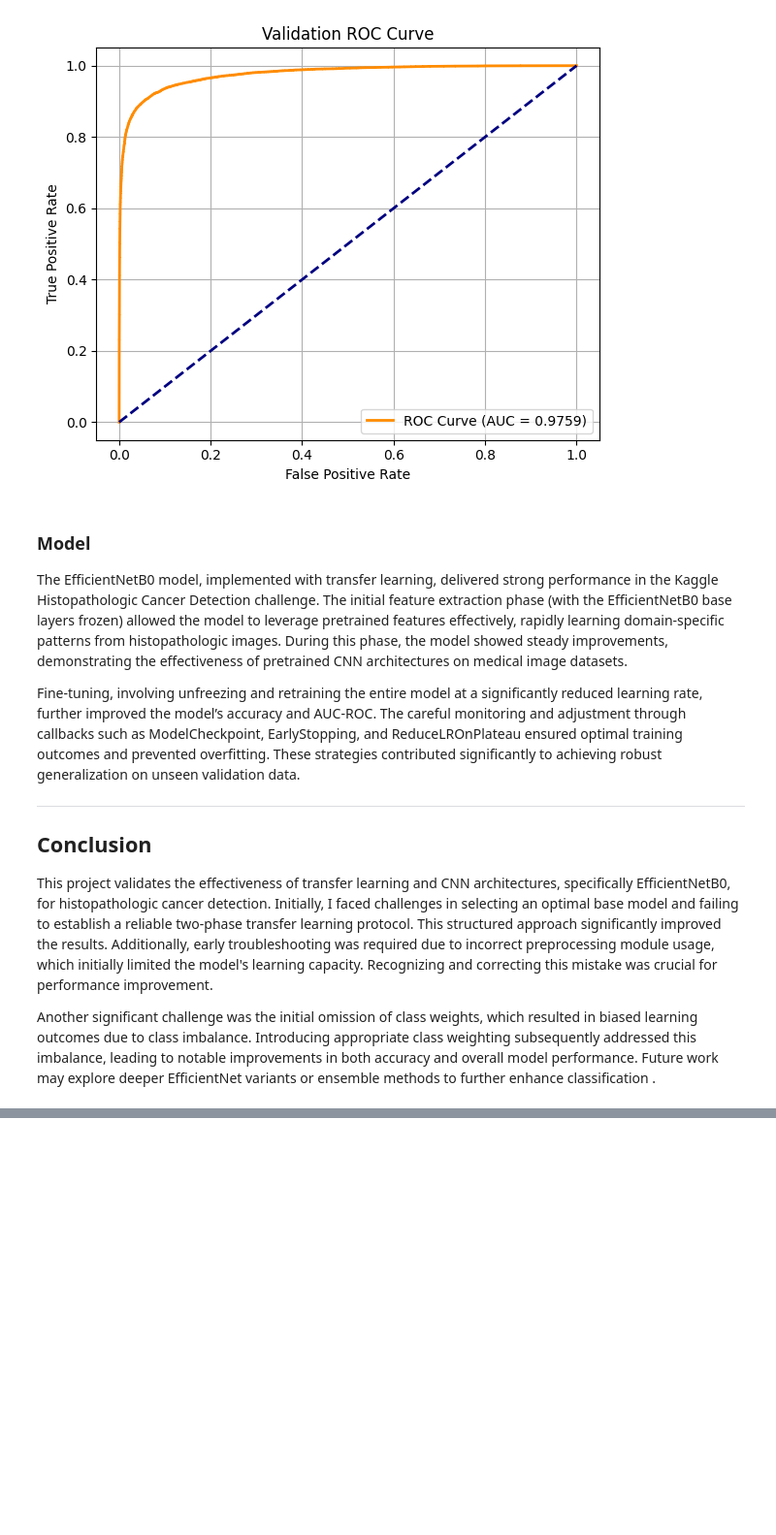
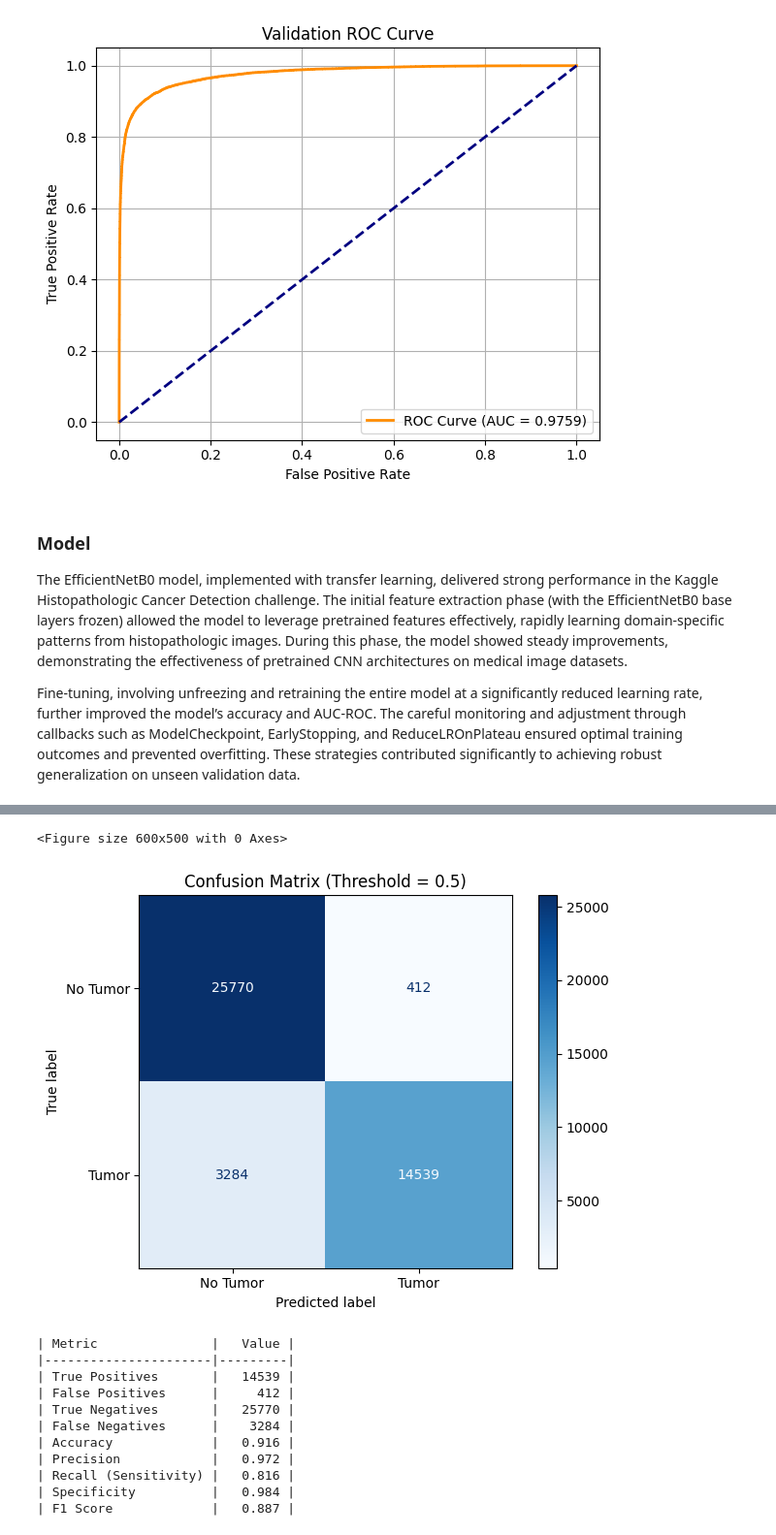
Before and after one commit to PSharp725/HW5, a Jupyter notebook: PSharp_HW5.ipynb, the cells around one changed output, grey strips where cells are left out. Shown at 97% size. Drawn from its saved outputs; the diff is of its cells as text; code cells hidden in the pictures; blank space fills up the shorter version.

Commit message:
feat: added more metrics

```diff
--- a/PSharp_HW5.ipynb
+++ b/PSharp_HW5.ipynb
@@ -640,11 +647,49 @@ plt.show()
 The EfficientNetB0 model, implemented with transfer learning, delivered strong performance in the Kaggle Histopathologic Cancer Detection challenge. The initial feature extraction phase (with the EfficientNetB0 base layers frozen) allowed the model to leverage pretrained features effectively, rapidly learning domain-specific patterns from histopathologic images. During this phase, the model showed steady improvements, demonstrating the effectiveness of pretrained CNN architectures on medical image datasets.
 
 Fine-tuning, involving unfreezing and retraining the entire model at a significantly reduced learning rate, further improved the model’s accuracy and AUC-ROC. The careful monitoring and adjustment through callbacks such as ModelCheckpoint, EarlyStopping, and ReduceLROnPlateau ensured optimal training outcomes and prevented overfitting. These strategies contributed significantly to achieving robust generalization on unseen validation data.
-
----
-
-## Conclusion
-
-This project validates the effectiveness of transfer learning and CNN architectures, specifically EfficientNetB0, for histopathologic cancer detection. Initially, I faced challenges in selecting an optimal base model and failing to establish a reliable two-phase transfer learning protocol. This structured approach significantly improved the results. Additionally, early troubleshooting was required due to incorrect preprocessing module usage, which initially limited the model's learning capacity. Recognizing and correcting this mistake was crucial for performance improvement.
-
-Another significant challenge was the initial omission of class weights, which resulted in biased learning outcomes due to class imbalance. Introducing appropriate class weighting subsequently addressed this imbalance, leading to notable improvements in both accuracy and overall model performance. Future work may explore deeper EfficientNet variants or ensemble methods to further enhance classification .
+# %%
+y_true = []
+y_pred_labels = []
+
+for i in range(len(val_gen)):
+    X_batch, y_batch, _ = val_gen[i]
+    preds = model.predict(X_batch).flatten()
+    pred_labels = (preds > 0.5).astype(int)  # threshold at 0.5
+    y_true.extend(y_batch)
+    y_pred_labels.extend(pred_labels)
+
+y_true = np.array(y_true)
+y_pred_labels = np.array(y_pred_labels)
+
+cm = confusion_matrix(y_true, y_pred_labels)
+disp = ConfusionMatrixDisplay(confusion_matrix=cm, display_labels=['No Tumor', 'Tumor'])
+
+plt.figure(figsize=(6, 5))
+disp.plot(cmap=plt.cm.Blues, values_format='d')
+plt.title('Confusion Matrix (Threshold = 0.5)')
+plt.grid(False)
+plt.tight_layout()
+plt.show()
+
+tn, fp, fn, tp = cm.ravel()
+precision = precision_score(y_true, y_pred_labels)
+recall = recall_score(y_true, y_pred_labels)
+f1 = f1_score(y_true, y_pred_labels)
+accuracy = accuracy_score(y_true, y_pred_labels)
+specificity = tn / (tn + fp)
+
+
+metrics = [
+    ["True Positives", tp],
+    ["False Positives", fp],
+    ["True Negatives", tn],
+    ["False Negatives", fn],
+    ["Accuracy", round(accuracy, 3)],
+    ["Precision", round(precision, 3)],
+    ["Recall (Sensitivity)", round(recall, 3)],
+    ["Specificity", round(specificity, 3)],
+    ["F1 Score", round(f1, 3)],
+]
+
+print(tabulate(metrics, headers=["Metric", "Value"], tablefmt="github", colalign=("left", "right")))
+# %% [output]
@@ -650,0 +713,13 @@ Another significant challenge was the initial omission of class weights, which r
+<Figure size 600x500 with 0 Axes>
+[figure, added]
+| Metric               |   Value |
+|----------------------|---------|
+| True Positives       |   14539 |
+| False Positives      |     412 |
+| True Negatives       |   25770 |
+| False Negatives      |    3284 |
+| Accuracy             |   0.916 |
+| Precision            |   0.972 |
+| Recall (Sensitivity) |   0.816 |
+| Specificity          |   0.984 |
+| F1 Score             |   0.887 |
```
Also changed, not shown: parts of 5 cells of this notebook.
